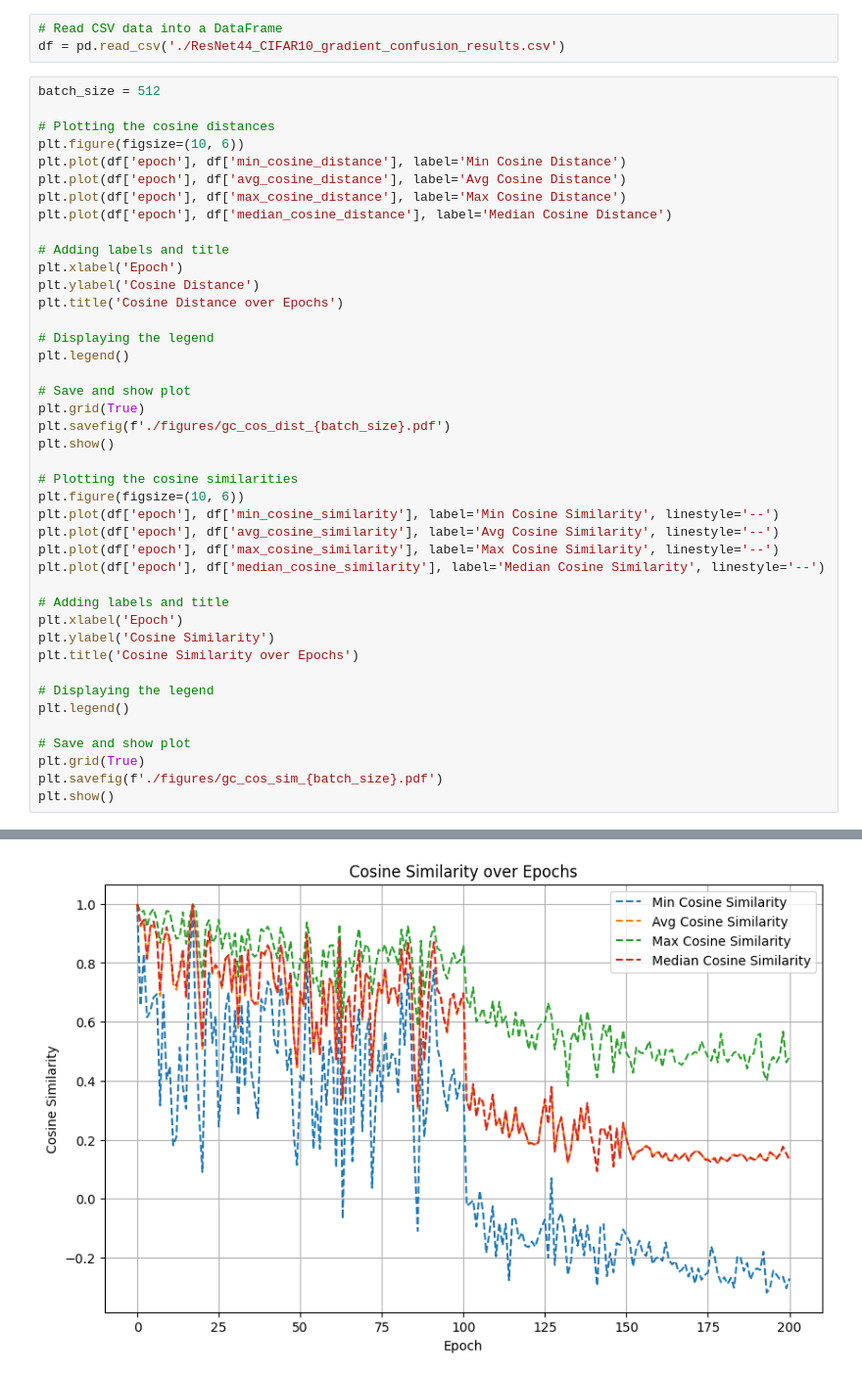
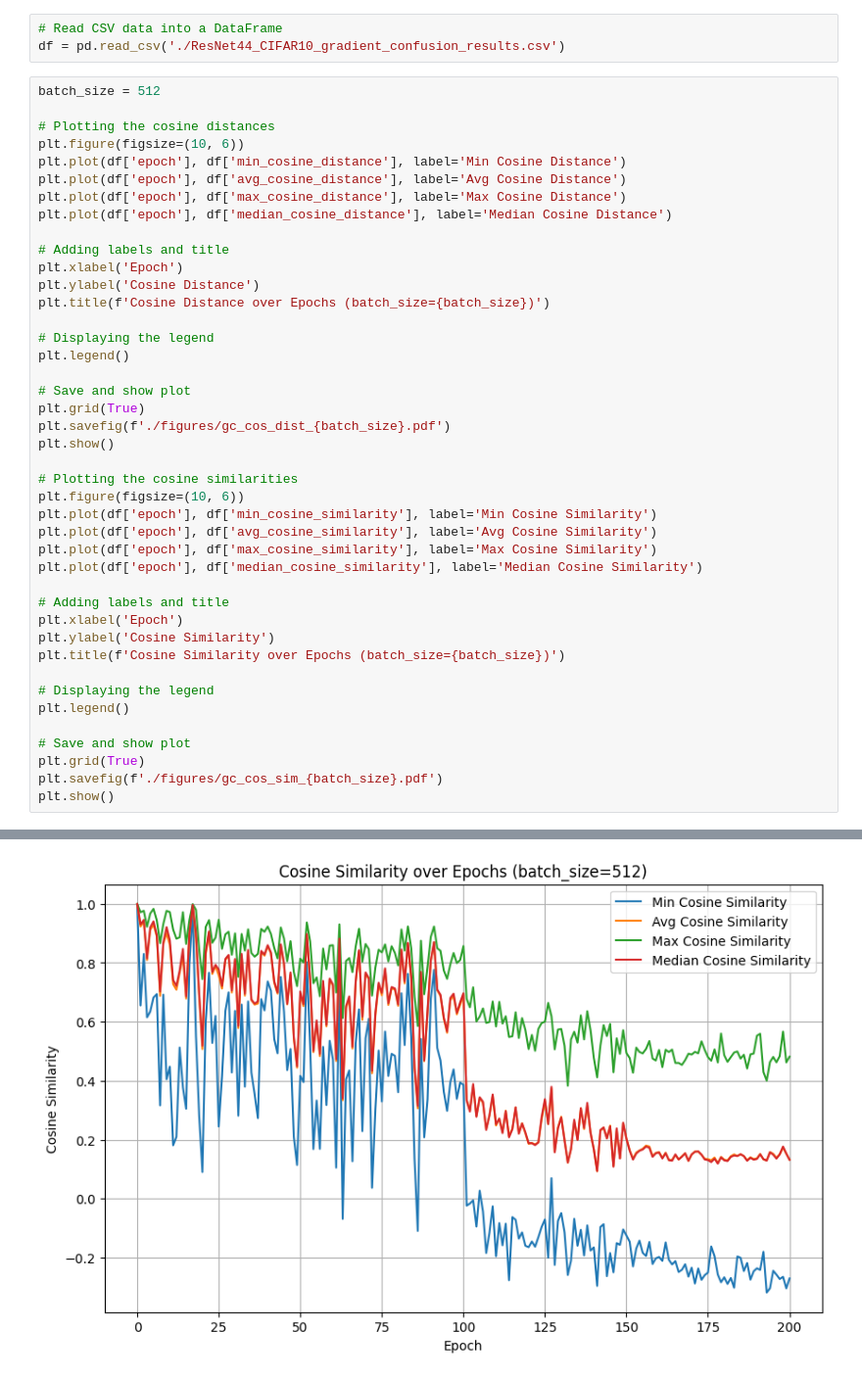
Before and after one commit to baunilhamarga/critical-periods, a Jupyter notebook: plots/gradient_confusion.ipynb, the cells around one changed output, grey strips where cells are left out. Shown: that part at 98% size. Cells and saved outputs as stored; diff of their text form.

Commit message:
🗃️ new plots

```diff
--- a/plots/gradient_confusion.ipynb
+++ b/plots/gradient_confusion.ipynb
@@ -17,7 +17,7 @@ plt.plot(df['epoch'], df['median_cosine_distance'], label='Median Cosine Distanc
 # Adding labels and title
 plt.xlabel('Epoch')
 plt.ylabel('Cosine Distance')
-plt.title('Cosine Distance over Epochs')
+plt.title(f'Cosine Distance over Epochs (batch_size={batch_size})')
 
 # Displaying the legend
 plt.legend()
@@ -29,15 +29,15 @@ plt.show()
 
 # Plotting the cosine similarities
 plt.figure(figsize=(10, 6))
-plt.plot(df['epoch'], df['min_cosine_similarity'], label='Min Cosine Similarity', linestyle='--')
-plt.plot(df['epoch'], df['avg_cosine_similarity'], label='Avg Cosine Similarity', linestyle='--')
-plt.plot(df['epoch'], df['max_cosine_similarity'], label='Max Cosine Similarity', linestyle='--')
-plt.plot(df['epoch'], df['median_cosine_similarity'], label='Median Cosine Similarity', linestyle='--')
+plt.plot(df['epoch'], df['min_cosine_similarity'], label='Min Cosine Similarity')
+plt.plot(df['epoch'], df['avg_cosine_similarity'], label='Avg Cosine Similarity')
+plt.plot(df['epoch'], df['max_cosine_similarity'], label='Max Cosine Similarity')
+plt.plot(df['epoch'], df['median_cosine_similarity'], label='Median Cosine Similarity')
 
 # Adding labels and title
 plt.xlabel('Epoch')
 plt.ylabel('Cosine Similarity')
-plt.title('Cosine Similarity over Epochs')
+plt.title(f'Cosine Similarity over Epochs (batch_size={batch_size})')
 
 # Displaying the legend
 plt.legend()
@@ -51 +51 @@ plt.show()
-[figure, old version]
+[figure, new version]
```
Also changed, not shown: parts of 3 cells of this notebook, 3 other files.
